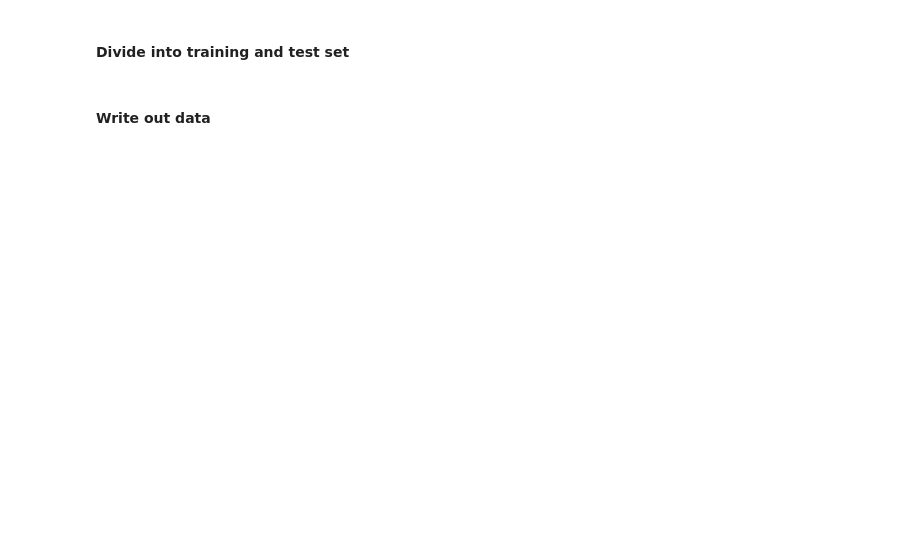
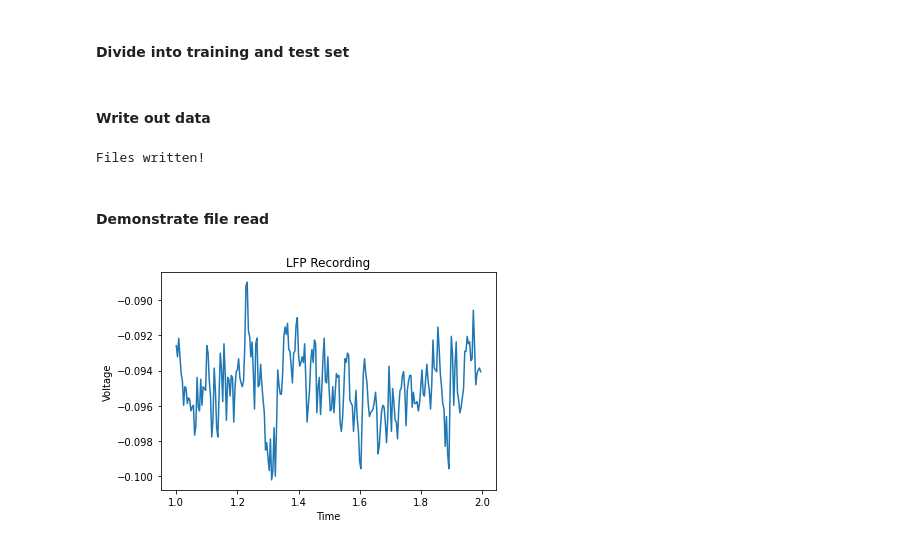
Before and after one commit to jcornell616/EEL5283-Project, a Jupyter notebook: src/preprocessing/preprocessing.ipynb, the cells around one changed output. Saved outputs shown, nothing was run; the diff lists cells and outputs as text; code cells hidden in the pictures; blank space fills up the shorter version.

```diff
--- a/src/preprocessing/preprocessing.ipynb
+++ b/src/preprocessing/preprocessing.ipynb
@@ -897,27 +898,47 @@ downsampled_acc_test = np.array([downsampled_acc[i][:] for i in indices[-test_re
 #### Write out data
 # %%
 with open('../data/lfp_train.npy', 'wb') as f:
-    np.save(f, lfp_train)
+    np.save(f, lfp_train, allow_pickle=True)
 
 with open('../data/lfp_test.npy', 'wb') as f:
-    np.save(f, lfp_test)
+    np.save(f, lfp_test, allow_pickle=True)
 
 with open('../data/spect_train.npy', 'wb') as f:
-    np.save(f, spect_train)
+    np.save(f, spect_train, allow_pickle=True)
 
 with open('../data/spect_test.npy', 'wb') as f:
-    np.save(f, spect_test)
+    np.save(f, spect_test, allow_pickle=True)
 
 with open('../data/normal_acc_train.npy', 'wb') as f:
-    np.save(f, normal_acc_train)
+    np.save(f, normal_acc_train, allow_pickle=True)
 
 with open('../data/normal_acc_test.npy', 'wb') as f:
-    np.save(f, normal_acc_test)
+    np.save(f, normal_acc_test, allow_pickle=True)
 
 with open('../data/downsampled_acc_train.npy', 'wb') as f:
-    np.save(f, downsampled_acc_train)
+    np.save(f, downsampled_acc_train, allow_pickle=True)
 
 with open('../data/downsampled_acc_test.npy', 'wb') as f:
-    np.save(f, downsampled_acc_test)
+    np.save(f, downsampled_acc_test, allow_pickle=True)
 
 print("Files written!")
+# %% [output]
+Files written!
+# %% [markdown]
+#### Demonstrate file read
+# %%
+# open file
+lfp_train = np.load('../data/lfp_train.npy', allow_pickle=True)
+
+# format data
+N = int(fs_lfp)  # 1.0 seconds
+data = lfp_train[0][N:2*N, 0]
+
+# display contents
+plt.plot(np.arange(N, 2*N) / fs_lfp, data)
+plt.title("LFP Recording")
+plt.xlabel('Time')
+plt.ylabel('Voltage')
+plt.show()
+# %% [output]
+[figure, added]
```
Also changed, not shown: parts of 6 cells of this notebook.
